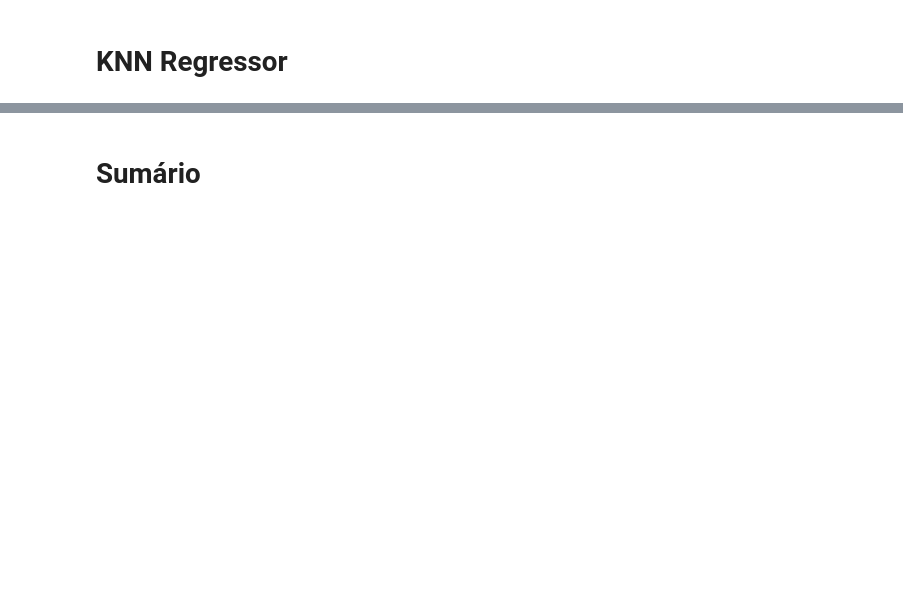
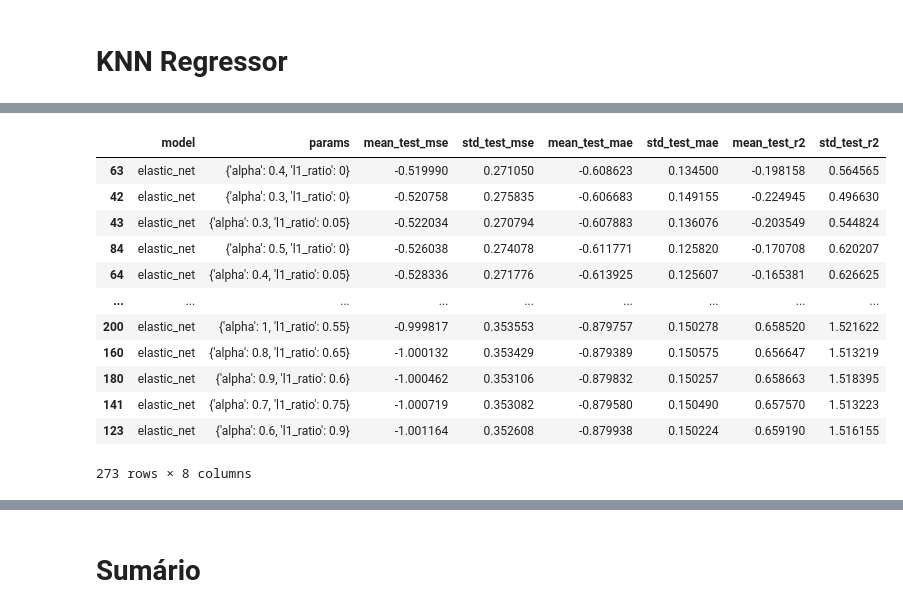
Before and after one commit to kenzosakiyama/BBBert20, a Jupyter notebook: model_analysis/grid_search_results/grid_search_analysis.ipynb, the cells around one changed output, grey strips where cells are left out. Drawn from its saved outputs; the diff is of its cells as text; code cells hidden in the pictures; blank space fills up the shorter version.

```diff
--- a/model_analysis/grid_search_results/grid_search_analysis.ipynb
+++ b/model_analysis/grid_search_results/grid_search_analysis.ipynb
@@ -161,0 +200,16 @@ grid_search_df.sort_values('mean_test_mse', ascending=False)
+# %%
+grid_search_df.sort_values('mean_test_mse', ascending=False)
+# %% [output]
+|  | model | params | mean_test_mse | std_test_mse | mean_test_mae | std_test_mae | mean_test_r2 | std_test_r2 |
+| 63 | elastic_net | {'alpha': 0.4, 'l1_ratio': 0} | -0.519990 | 0.271050 | -0.608623 | 0.134500 | -0.198158 | 0.564565 |
+| 42 | elastic_net | {'alpha': 0.3, 'l1_ratio': 0} | -0.520758 | 0.275835 | -0.606683 | 0.149155 | -0.224945 | 0.496630 |
+| 43 | elastic_net | {'alpha': 0.3, 'l1_ratio': 0.05} | -0.522034 | 0.270794 | -0.607883 | 0.136076 | -0.203549 | 0.544824 |
+| 84 | elastic_net | {'alpha': 0.5, 'l1_ratio': 0} | -0.526038 | 0.274078 | -0.611771 | 0.125820 | -0.170708 | 0.620207 |
+| 64 | elastic_net | {'alpha': 0.4, 'l1_ratio': 0.05} | -0.528336 | 0.271776 | -0.613925 | 0.125607 | -0.165381 | 0.626625 |
+| ... | ... | ... | ... | ... | ... | ... | ... | ... |
+| 200 | elastic_net | {'alpha': 1, 'l1_ratio': 0.55} | -0.999817 | 0.353553 | -0.879757 | 0.150278 | 0.658520 | 1.521622 |
+| 160 | elastic_net | {'alpha': 0.8, 'l1_ratio': 0.65} | -1.000132 | 0.353429 | -0.879389 | 0.150575 | 0.656647 | 1.513219 |
+| 180 | elastic_net | {'alpha': 0.9, 'l1_ratio': 0.6} | -1.000462 | 0.353106 | -0.879832 | 0.150257 | 0.658663 | 1.518395 |
+| 141 | elastic_net | {'alpha': 0.7, 'l1_ratio': 0.75} | -1.000719 | 0.353082 | -0.879580 | 0.150490 | 0.657570 | 1.513223 |
+| 123 | elastic_net | {'alpha': 0.6, 'l1_ratio': 0.9} | -1.001164 | 0.352608 | -0.879938 | 0.150224 | 0.659190 | 1.516155 |
+273 rows × 8 columns
```
Also changed, not shown: parts of 16 cells of this notebook, 6 other files.
